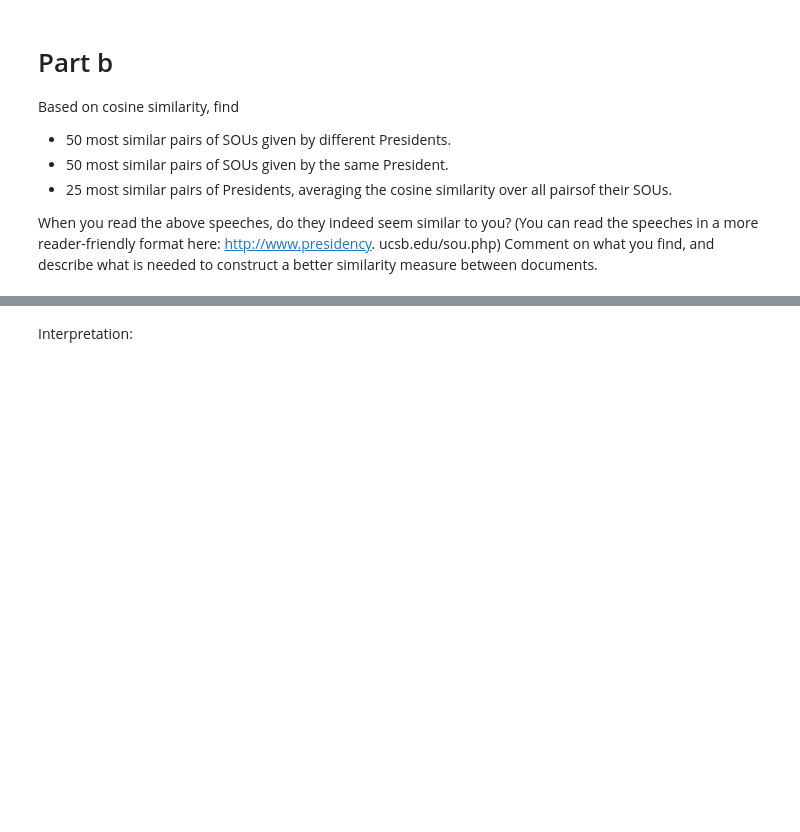
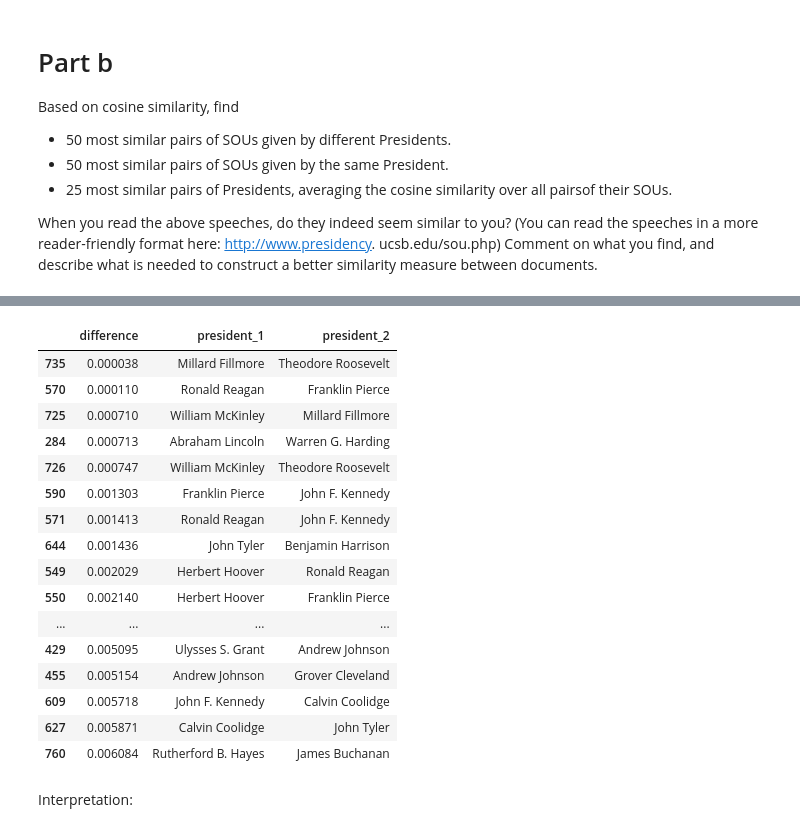
Before and after one commit to reidmcy/ML-Assigments, a Jupyter notebook: lsda/Assignment_2/assn2_prob2.ipynb, the cells around one changed output, grey strips where cells are left out. Cells and saved outputs as stored; diff of their text form; code cells hidden in the pictures; blank space fills up the shorter version.

```diff
--- a/lsda/Assignment_2/assn2_prob2.ipynb
+++ b/lsda/Assignment_2/assn2_prob2.ipynb
@@ -122,3 +221,36 @@ When you read the above speeches, do they indeed seem similar to you? (You can r
+# %%
+p1 =[]
+p2 = []
+d = []
+
+for i in range(len(df_b_p)):
+    for j in range(i+1, len(df_b_p)):
+        p1.append(df_b_p.iloc[i,0])
+        p2.append(df_b_p.iloc[j,0])
+        d.append(abs(df_b_p.iloc[i,1]- df_b_p.iloc[j,1]))
+
+dic = {"president_1":p1, "president_2": p2, "difference":d}
+df_b_p_ =  pd.DataFrame(dic)
+# %%
+df_b_p_.sort_values(by ='difference')[:25]
+# %% [output]
+|  | difference | president_1 | president_2 |
+| 735 | 0.000038 | Millard Fillmore | Theodore Roosevelt |
+| 570 | 0.000110 | Ronald Reagan | Franklin Pierce |
+| 725 | 0.000710 | William McKinley | Millard Fillmore |
+| 284 | 0.000713 | Abraham Lincoln | Warren G. Harding |
+| 726 | 0.000747 | William McKinley | Theodore Roosevelt |
+| 590 | 0.001303 | Franklin Pierce | John F. Kennedy |
+| 571 | 0.001413 | Ronald Reagan | John F. Kennedy |
+| 644 | 0.001436 | John Tyler | Benjamin Harrison |
+| 549 | 0.002029 | Herbert Hoover | Ronald Reagan |
+| 550 | 0.002140 | Herbert Hoover | Franklin Pierce |
+| ... | ... | ... | ... |
+| 429 | 0.005095 | Ulysses S. Grant | Andrew Johnson |
+| 455 | 0.005154 | Andrew Johnson | Grover Cleveland |
+| 609 | 0.005718 | John F. Kennedy | Calvin Coolidge |
+| 627 | 0.005871 | Calvin Coolidge | John Tyler |
+| 760 | 0.006084 | Rutherford B. Hayes | James Buchanan |
 # %% [markdown]
 Interpretation:
 # %% [markdown]
```
Also changed, not shown: parts of 25 cells of this notebook.
